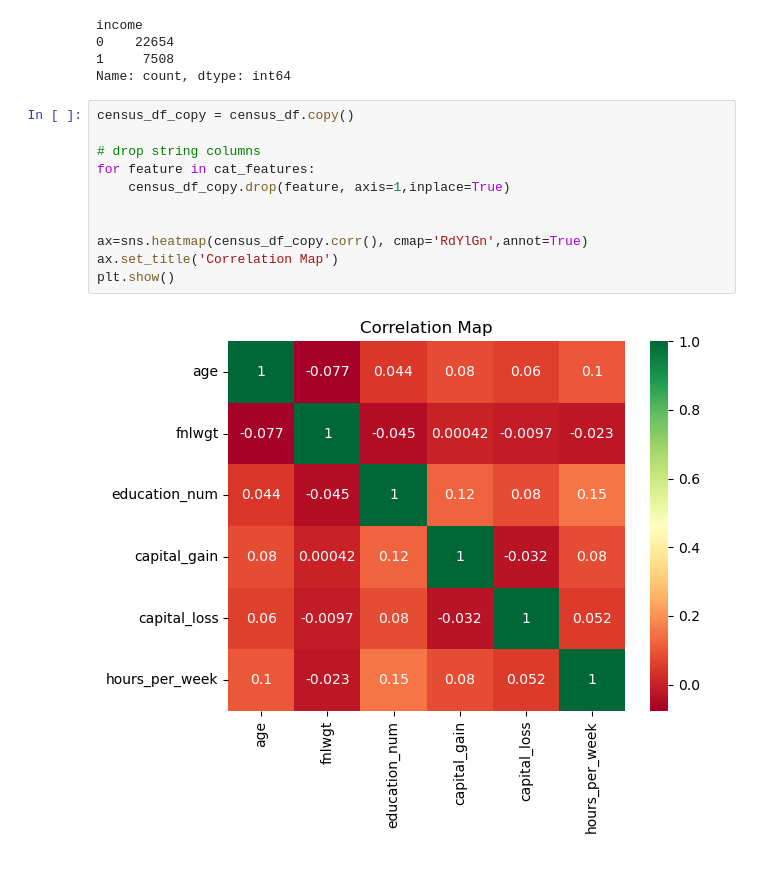
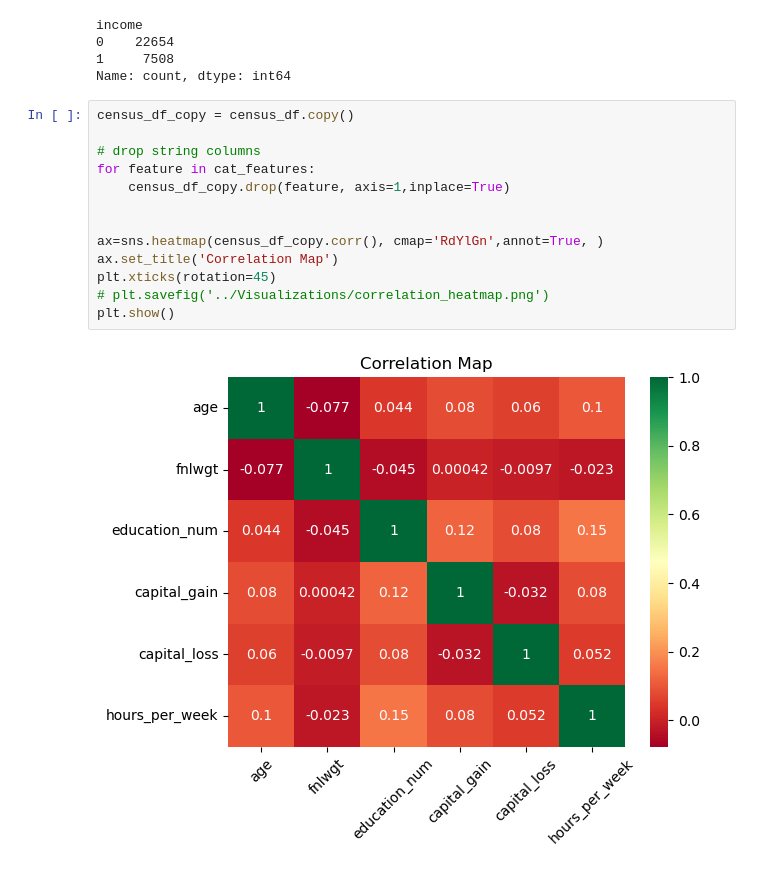
Before and after one commit to dmartinj12/Census_Inequality, a Jupyter notebook: Chris/PreprocessingAnalysis.ipynb, the cells around one changed output. Saved outputs shown, nothing was run; the diff lists cells and outputs as text.

```diff
--- a/Chris/PreprocessingAnalysis.ipynb
+++ b/Chris/PreprocessingAnalysis.ipynb
@@ -180,13 +180,15 @@ Name: count, dtype: int64
 # %%
 census_df_copy = census_df.copy()
 
 # drop string columns
 for feature in cat_features:
     census_df_copy.drop(feature, axis=1,inplace=True)
 
 
-ax=sns.heatmap(census_df_copy.corr(), cmap='RdYlGn',annot=True)
+ax=sns.heatmap(census_df_copy.corr(), cmap='RdYlGn',annot=True, )
 ax.set_title('Correlation Map')
+plt.xticks(rotation=45)
+# plt.savefig('../Visualizations/correlation_heatmap.png')
 plt.show()
 # %% [output]
-[figure, old version]
+[figure, new version]
```
Also changed, not shown: parts of 2 cells of this notebook, 6 other files.
